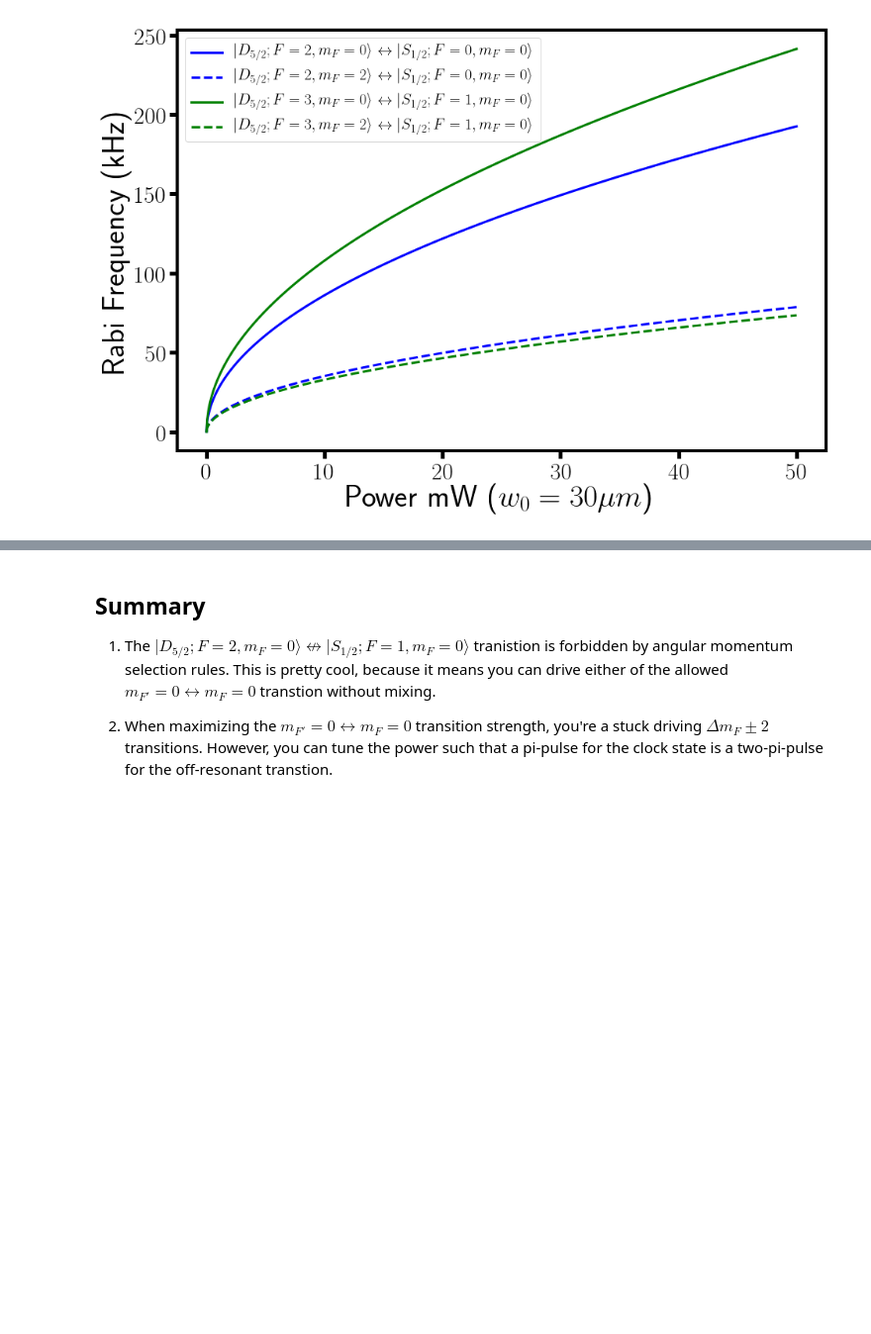
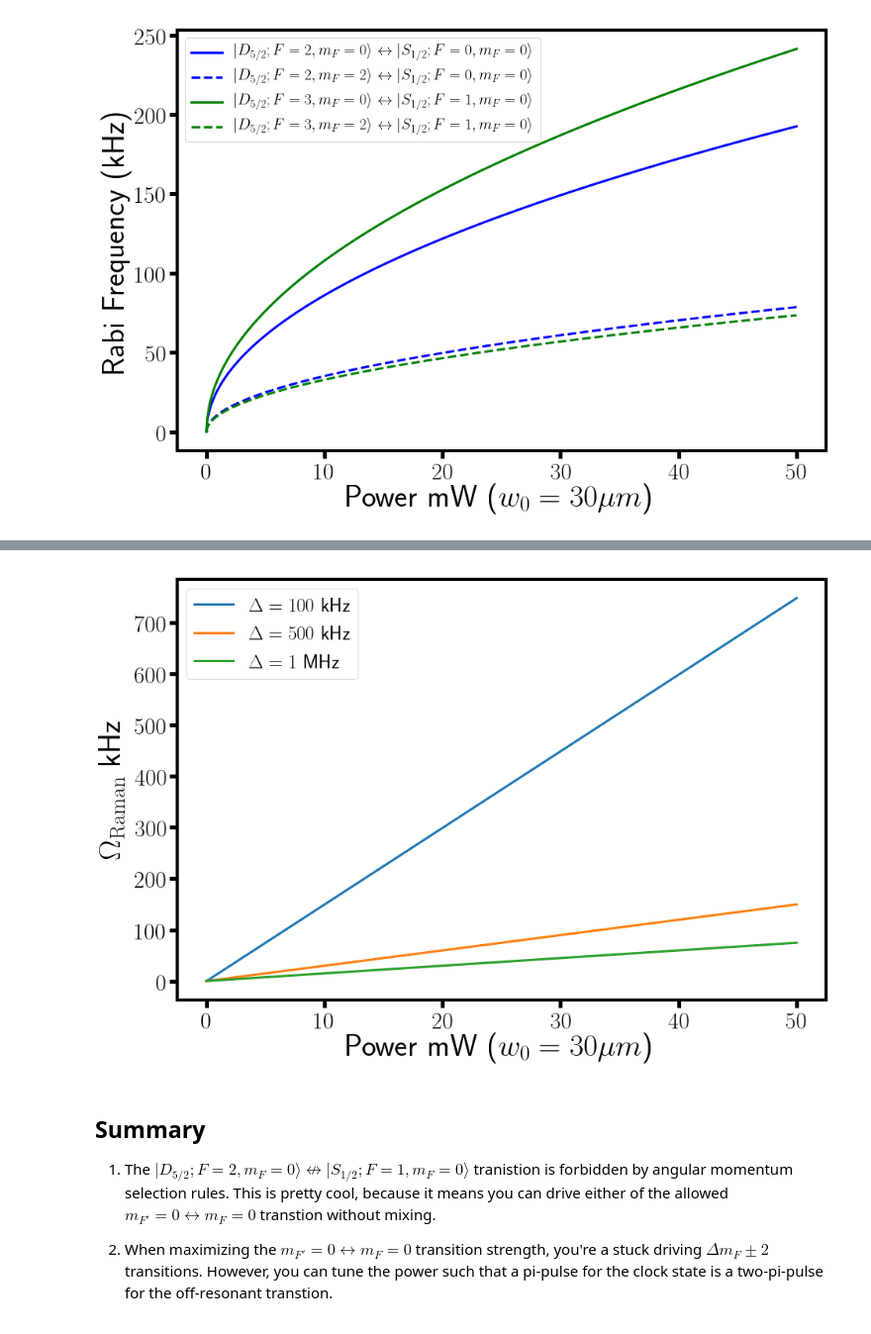
Before and after one commit to barium-project/python-notebooks, a Jupyter notebook: Quadrupole Transitions.ipynb, the cells around one changed output, grey strips where cells are left out. Shown at 99% size. Drawn from its saved outputs; the diff is of its cells as text; code cells hidden in the pictures; blank space fills up the shorter version.

Commit message:
Added E1 Raman notebook

```diff
--- a/Quadrupole Transitions.ipynb
+++ b/Quadrupole Transitions.ipynb
@@ -270,3 +283,62 @@ show()
+# %%
+## Few definitions
+# beam waist
+w = (30.e-6)
+P = np.linspace(0,25.e-3, 1000)
+
+# Here we are assuming each beam has this much power
+I = P/np.pi/w**2
+
+# I think a detuning this small invalidates assumptions in deriving the two-photon Rabi frequency
+delta1 = 2*np.pi*100.e3
+delta2 = 2*np.pi*500.e3
+delta3 = 2*np.pi*1.e6
+
+# Calculate single photon Rabi frequency
+
+# for mF = 0 <-> mF' = 1 strongest transtion is given by (see Roos):
+phi  = 0
+gamma = 0
+
+# lower
+FP = 1
+mFP = 1
+
+# uppter
+F = 3
+mF = 0
+
+# Rabi(FP, mFP, F, mF, phi, gamma, I)
+omega1  = Rabi(FP, mFP, F, mF, phi, gamma,I)
+
+# lower
+FP = 1
+mFP = 1
+
+# upper
+F = 2
+mF = 0
+
+omega2  = Rabi(FP, mFP, F, mF, phi, gamma,I)
+
+
+OR1 = omega1*omega2/2/delta1
+OR2 = omega1*omega2/2/delta2
+OR3 = omega1*omega2/2/delta3
+
+# remember we used P for each beam, so the total power is twice as much
+plot(2*P*1e3, OR1*1e-3, linewidth = 3, label = r'$\Delta = 100$ kHz')
+plot(2*P*1e3, OR2*1e-3, linewidth = 3, label = r'$\Delta = 500$ kHz')
+plot(2*P*1e3, OR3*1e-3, linewidth = 3, label = r'$\Delta = 1$ MHz')
+
+legend(fontsize = 25)
+xlabel(r'Power mW ($w_0  = 30 \mu m$)', fontsize = 40)
+ylabel(r'$\Omega_{\mathrm{Raman}}$ kHz', fontsize = 40)
+tick_params(labelsize = 30)
+tick_params(width=5, length=10)
+show()
+# %% [output]
+[figure, added]
 # %% [markdown]
 ## Summary
 
```
Also changed, not shown: parts of 5 cells of this notebook, 1 other file.
